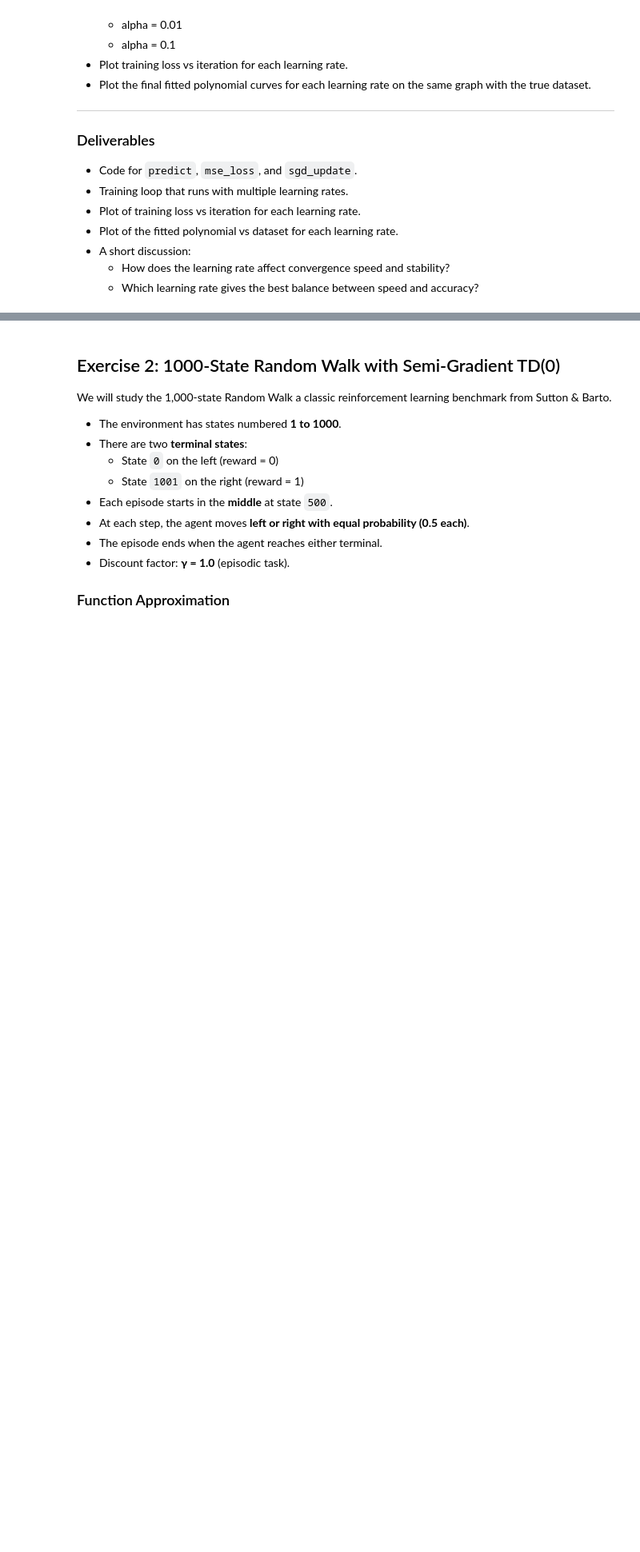
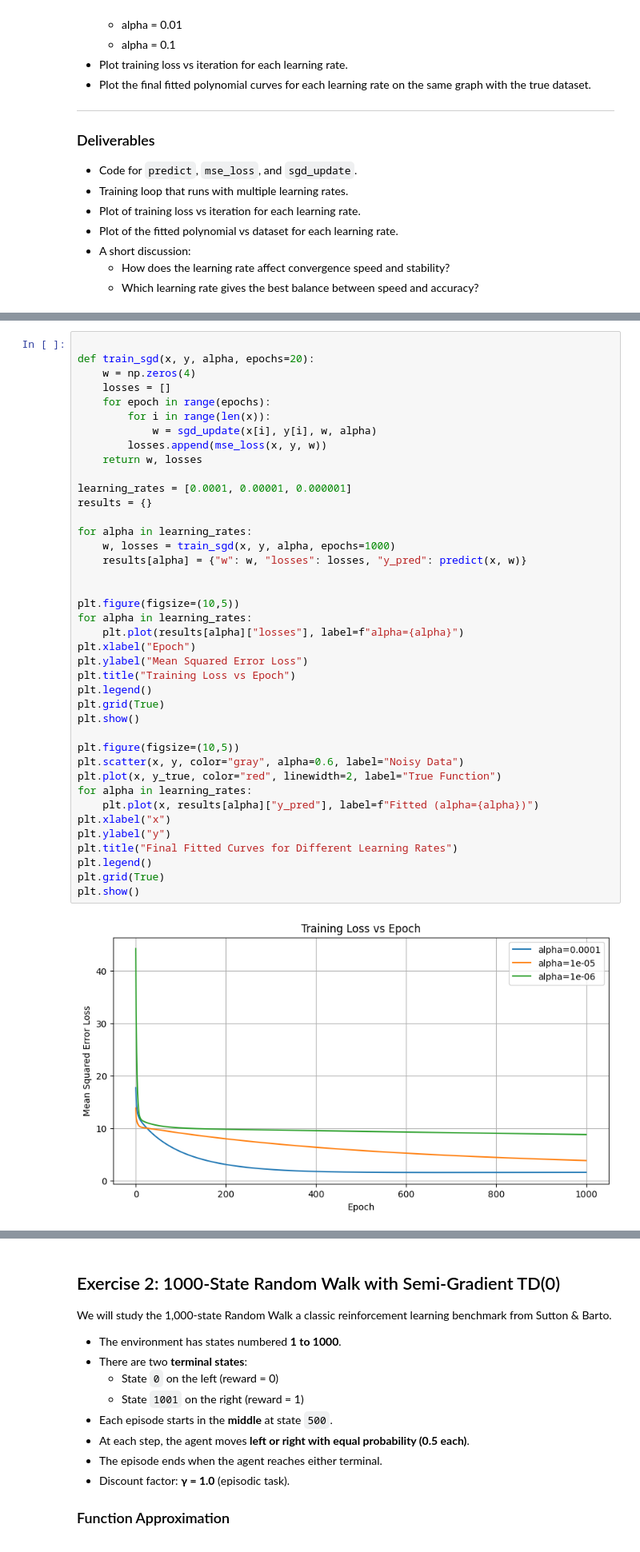
Before and after one commit to TongshuWu1/RL_CSE337_TonyWu, a Jupyter notebook: lab5_approximation.ipynb, the cells around one changed output, grey strips where cells are left out. Shown at 80% size. Saved outputs shown, nothing was run; the diff lists cells and outputs as text; blank space fills up the shorter version.

```diff
--- a/lab5_approximation.ipynb
+++ b/lab5_approximation.ipynb
@@ -104,0 +130,42 @@ e. **Comparison with different learning rates**
+# %%
+
+def train_sgd(x, y, alpha, epochs=20):
+    w = np.zeros(4)
+    losses = []
+    for epoch in range(epochs):
+        for i in range(len(x)):
+            w = sgd_update(x[i], y[i], w, alpha)
+        losses.append(mse_loss(x, y, w))
+    return w, losses
+
+learning_rates = [0.0001, 0.00001, 0.000001]
+results = {}
+
+for alpha in learning_rates:
+    w, losses = train_sgd(x, y, alpha, epochs=1000)
+    results[alpha] = {"w": w, "losses": losses, "y_pred": predict(x, w)}
+
+
+plt.figure(figsize=(10,5))
+for alpha in learning_rates:
+    plt.plot(results[alpha]["losses"], label=f"alpha={alpha}")
+plt.xlabel("Epoch")
+plt.ylabel("Mean Squared Error Loss")
+plt.title("Training Loss vs Epoch")
+plt.legend()
+plt.grid(True)
+plt.show()
+
+plt.figure(figsize=(10,5))
+plt.scatter(x, y, color="gray", alpha=0.6, label="Noisy Data")
+plt.plot(x, y_true, color="red", linewidth=2, label="True Function")
+for alpha in learning_rates:
+    plt.plot(x, results[alpha]["y_pred"], label=f"Fitted (alpha={alpha})")
+plt.xlabel("x")
+plt.ylabel("y")
+plt.title("Final Fitted Curves for Different Learning Rates")
+plt.legend()
+plt.grid(True)
+plt.show()
+# %% [output]
+[figure, added]
```
Also changed, not shown: parts of 6 cells of this notebook, 1 other file.
